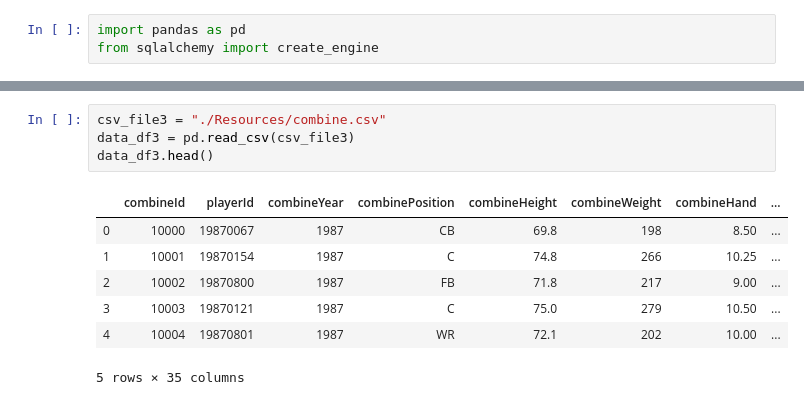
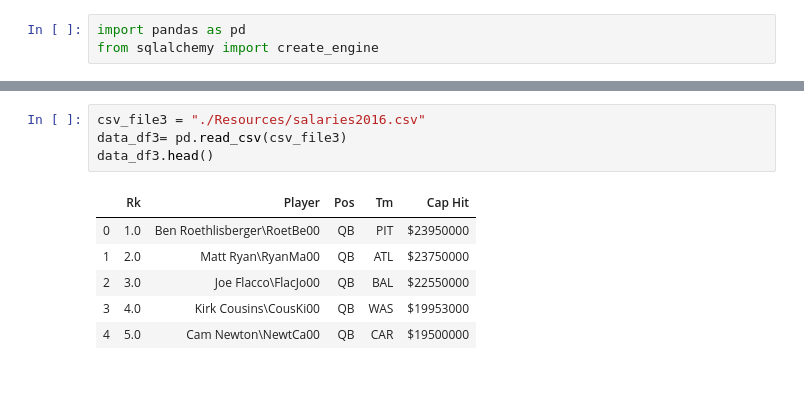
Before and after one commit to paholland/ETL_Project, a Jupyter notebook: Team_ETL.ipynb, the cells around one changed output, grey strips where cells are left out. Drawn from its saved outputs; the diff is of its cells as text.

```diff
--- a/Team_ETL.ipynb
+++ b/Team_ETL.ipynb
@@ -35,12 +80,11 @@ data_df2.head()
 # %%
-csv_file3 = "./Resources/combine.csv"
-data_df3 = pd.read_csv(csv_file3)
+csv_file3 = "./Resources/salaries2016.csv"
+data_df3= pd.read_csv(csv_file3)
 data_df3.head()
 # %% [output]
-|  | combineId | playerId | combineYear | combinePosition | combineHeight | combineWeight | combineHand | ... |
-| 0 | 10000 | 19870067 | 1987 | CB | 69.8 | 198 | 8.50 | ... |
-| 1 | 10001 | 19870154 | 1987 | C | 74.8 | 266 | 10.25 | ... |
-| 2 | 10002 | 19870800 | 1987 | FB | 71.8 | 217 | 9.00 | ... |
-| 3 | 10003 | 19870121 | 1987 | C | 75.0 | 279 | 10.50 | ... |
-| 4 | 10004 | 19870801 | 1987 | WR | 72.1 | 202 | 10.00 | ... |
+|  | Rk | Player | Pos | Tm | Cap Hit |
+| 0 | 1.0 | Ben Roethlisberger\RoetBe00 | QB | PIT | $23950000 |
+| 1 | 2.0 | Matt Ryan\RyanMa00 | QB | ATL | $23750000 |
+| 2 | 3.0 | Joe Flacco\FlacJo00 | QB | BAL | $22550000 |
+| 3 | 4.0 | Kirk Cousins\CousKi00 | QB | WAS | $19953000 |
+| 4 | 5.0 | Cam Newton\NewtCa00 | QB | CAR | $19500000 |
-5 rows × 35 columns
```
Also changed, not shown: parts of 26 cells of this notebook.
